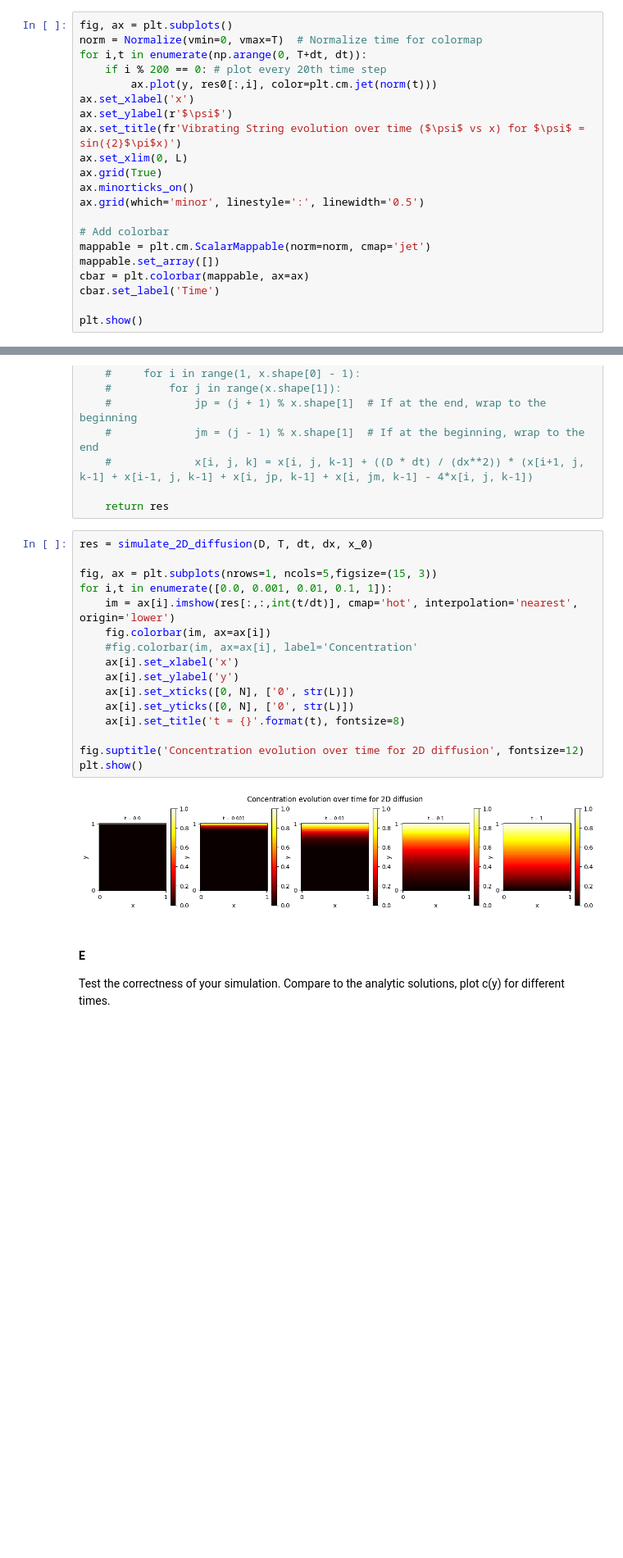
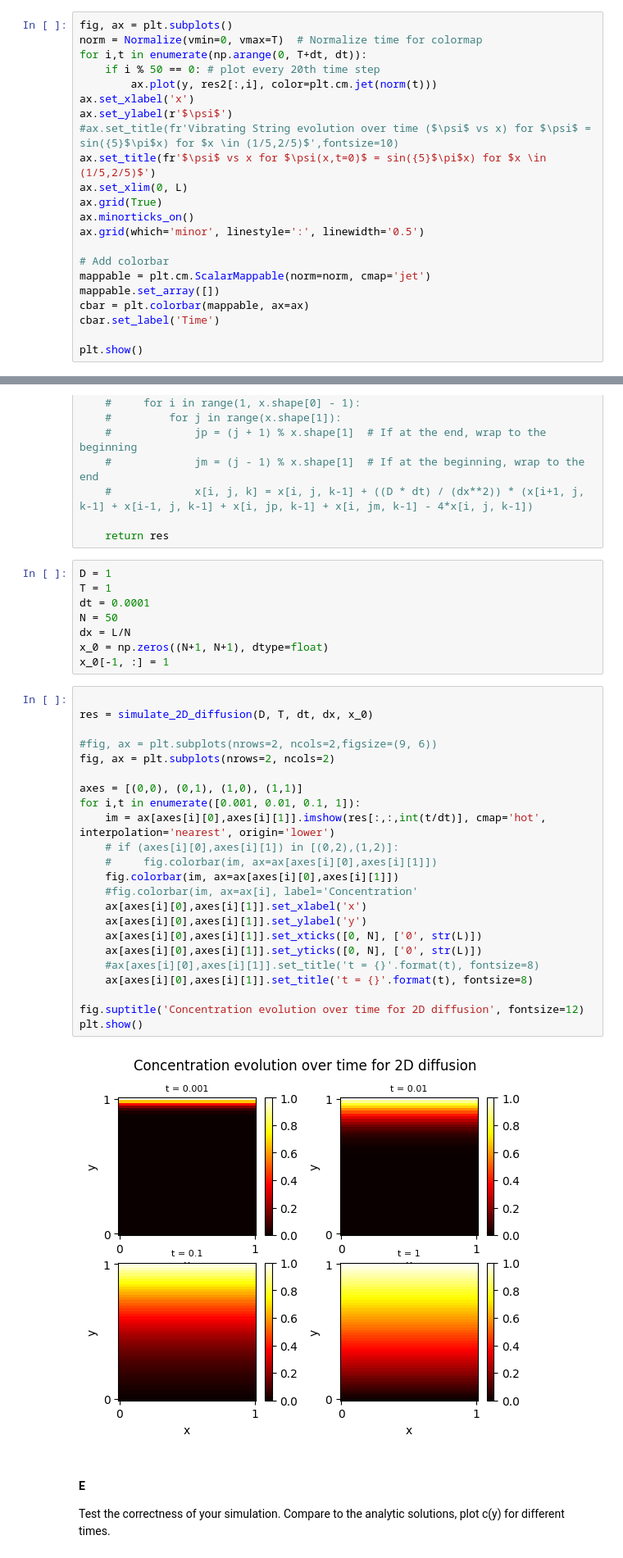
Before and after one commit to shreyaraghavendra/scientific-computing-group2, a Jupyter notebook: set1.ipynb, the cells around one changed output, grey strips where cells are left out. Shown at 82% size. Cells and saved outputs as stored; diff of their text form; blank space fills up the shorter version.

```diff
--- a/set1.ipynb
+++ b/set1.ipynb
@@ -88,11 +88,12 @@ res2 = simulate_vibrating_string(c, T, dt, dx, psi2)
 fig, ax = plt.subplots()
 norm = Normalize(vmin=0, vmax=T)  # Normalize time for colormap
 for i,t in enumerate(np.arange(0, T+dt, dt)):
-    if i % 200 == 0: # plot every 20th time step
-        ax.plot(y, res0[:,i], color=plt.cm.jet(norm(t)))
+    if i % 50 == 0: # plot every 20th time step
+        ax.plot(y, res2[:,i], color=plt.cm.jet(norm(t)))
 ax.set_xlabel('x')
 ax.set_ylabel(r'$\psi$')
-ax.set_title(fr'Vibrating String evolution over time ($\psi$ vs x) for $\psi$ = sin({2}$\pi$x)')
+#ax.set_title(fr'Vibrating String evolution over time ($\psi$ vs x) for $\psi$ = sin({5}$\pi$x) for $x \in (1/5,2/5)$',fontsize=10)
+ax.set_title(fr'$\psi$ vs x for $\psi(x,t=0)$ = sin({5}$\pi$x) for $x \in (1/5,2/5)$')
 ax.set_xlim(0, L)
 ax.grid(True)
 ax.minorticks_on()
@@ -260,24 +200,39 @@ def simulate_2D_diffusion(D, T, dt, dx, x_0):
     #             x[i, j, k] = x[i, j, k-1] + ((D * dt) / (dx**2)) * (x[i+1, j, k-1] + x[i-1, j, k-1] + x[i, jp, k-1] + x[i, jm, k-1] - 4*x[i, j, k-1])
 
     return res
+# %%
+D = 1
+T = 1
+dt = 0.0001
+N = 50
+dx = L/N
+x_0 = np.zeros((N+1, N+1), dtype=float)
+x_0[-1, :] = 1
 # %%
+
 res = simulate_2D_diffusion(D, T, dt, dx, x_0)
 
-fig, ax = plt.subplots(nrows=1, ncols=5,figsize=(15, 3))
-for i,t in enumerate([0.0, 0.001, 0.01, 0.1, 1]):
-    im = ax[i].imshow(res[:,:,int(t/dt)], cmap='hot', interpolation='nearest', origin='lower')
-    fig.colorbar(im, ax=ax[i])
+#fig, ax = plt.subplots(nrows=2, ncols=2,figsize=(9, 6))
+fig, ax = plt.subplots(nrows=2, ncols=2)
+
+axes = [(0,0), (0,1), (1,0), (1,1)]
+for i,t in enumerate([0.001, 0.01, 0.1, 1]):
+    im = ax[axes[i][0],axes[i][1]].imshow(res[:,:,int(t/dt)], cmap='hot', interpolation='nearest', origin='lower')
+    # if (axes[i][0],axes[i][1]) in [(0,2),(1,2)]:
+    #     fig.colorbar(im, ax=ax[axes[i][0],axes[i][1]])
+    fig.colorbar(im, ax=ax[axes[i][0],axes[i][1]])
     #fig.colorbar(im, ax=ax[i], label='Concentration'
-    ax[i].set_xlabel('x')
-    ax[i].set_ylabel('y')
-    ax[i].set_xticks([0, N], ['0', str(L)])
-    ax[i].set_yticks([0, N], ['0', str(L)])
-    ax[i].set_title('t = {}'.format(t), fontsize=8)
+    ax[axes[i][0],axes[i][1]].set_xlabel('x')
+    ax[axes[i][0],axes[i][1]].set_ylabel('y')
+    ax[axes[i][0],axes[i][1]].set_xticks([0, N], ['0', str(L)])
+    ax[axes[i][0],axes[i][1]].set_yticks([0, N], ['0', str(L)])
+    #ax[axes[i][0],axes[i][1]].set_title('t = {}'.format(t), fontsize=8)
+    ax[axes[i][0],axes[i][1]].set_title('t = {}'.format(t), fontsize=8)
 
 fig.suptitle('Concentration evolution over time for 2D diffusion', fontsize=12)
 plt.show()
 # %% [output]
-[figure, old version]
+[figure, new version]
 # %% [markdown]
 #### E
 Test the correctness of your simulation. Compare to the analytic solutions, plot c(y) for different times.
```
Also changed, not shown: parts of 20 cells of this notebook, 6 other files.
